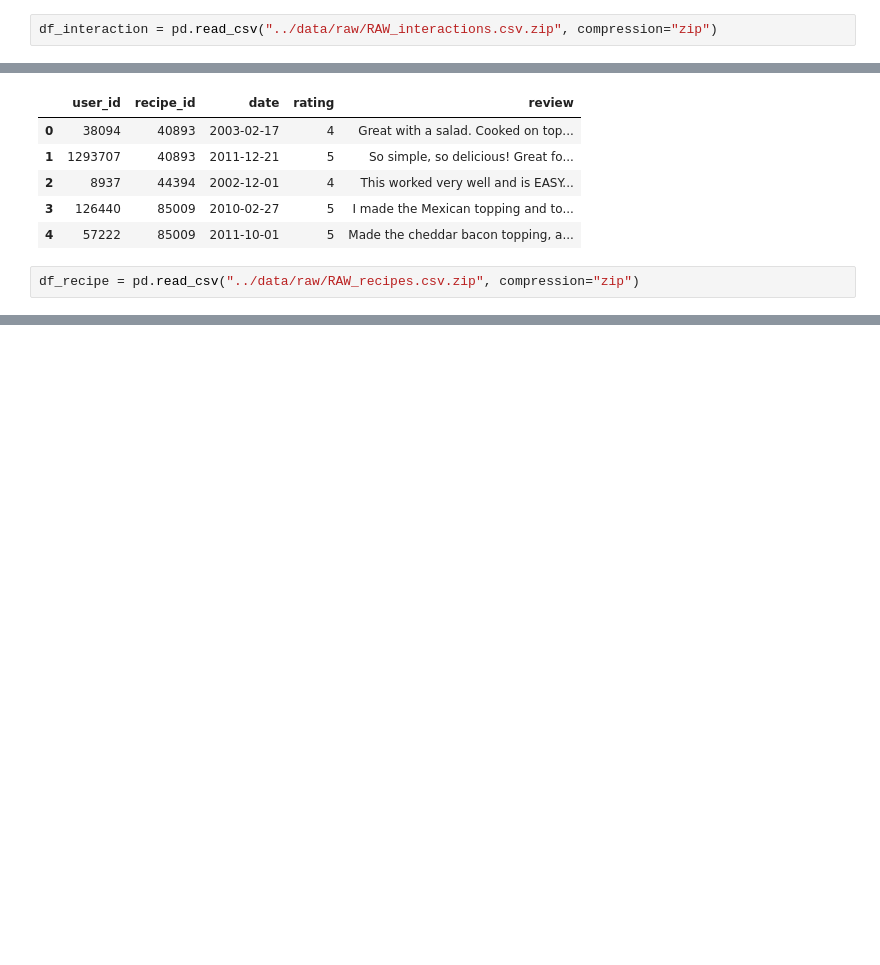
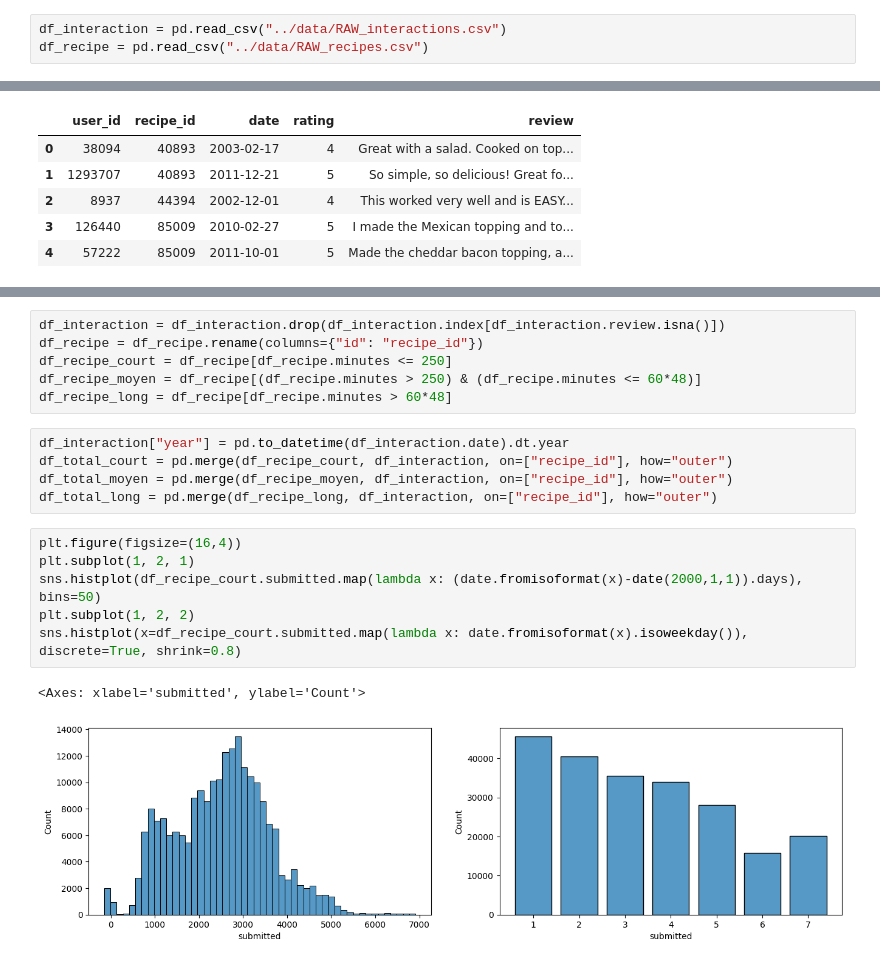
Before and after one commit to shanoether/kit_big_data_mangetamain, a Jupyter notebook: notebook/load_data.ipynb, the cells around one changed output, grey strips where cells are left out. Saved outputs shown, nothing was run; the diff lists cells and outputs as text; blank space fills up the shorter version.

Commit message:
Nouveaux graphes + nettoyage src

```diff
--- a/notebook/load_data.ipynb
+++ b/notebook/load_data.ipynb
@@ -3,5 +7,6 @@ import pandas as pd
 # %%
-df_interaction = pd.read_csv("../data/raw/RAW_interactions.csv.zip", compression="zip")
+df_interaction = pd.read_csv("../data/RAW_interactions.csv")
+df_recipe = pd.read_csv("../data/RAW_recipes.csv")
 # %%
 df_interaction.head()
 # %% [output]
@@ -11,5 +16,3 @@ df_interaction.head()
 | 2 | 8937 | 44394 | 2002-12-01 | 4 | This worked very well and is EASY... |
 | 3 | 126440 | 85009 | 2010-02-27 | 5 | I made the Mexican topping and to... |
 | 4 | 57222 | 85009 | 2011-10-01 | 5 | Made the cheddar bacon topping, a... |
-# %%
-df_recipe = pd.read_csv("../data/raw/RAW_recipes.csv.zip", compression="zip")
@@ -24,0 +28,20 @@ df_recipe.head()
+# %%
+df_interaction = df_interaction.drop(df_interaction.index[df_interaction.review.isna()])
+df_recipe = df_recipe.rename(columns={"id": "recipe_id"})
+df_recipe_court = df_recipe[df_recipe.minutes <= 250]
+df_recipe_moyen = df_recipe[(df_recipe.minutes > 250) & (df_recipe.minutes <= 60*48)]
+df_recipe_long = df_recipe[df_recipe.minutes > 60*48]
+# %%
+df_interaction["year"] = pd.to_datetime(df_interaction.date).dt.year
+df_total_court = pd.merge(df_recipe_court, df_interaction, on=["recipe_id"], how="outer")
+df_total_moyen = pd.merge(df_recipe_moyen, df_interaction, on=["recipe_id"], how="outer")
+df_total_long = pd.merge(df_recipe_long, df_interaction, on=["recipe_id"], how="outer")
+# %%
+plt.figure(figsize=(16,4))
+plt.subplot(1, 2, 1)
+sns.histplot(df_recipe_court.submitted.map(lambda x: (date.fromisoformat(x)-date(2000,1,1)).days), bins=50)
+plt.subplot(1, 2, 2)
+sns.histplot(x=df_recipe_court.submitted.map(lambda x: date.fromisoformat(x).isoweekday()), discrete=True, shrink=0.8)
+# %% [output]
+<Axes: xlabel='submitted', ylabel='Count'>
+[figure, added]
```
Also changed, not shown: parts of 6 cells of this notebook, 11 other files.
